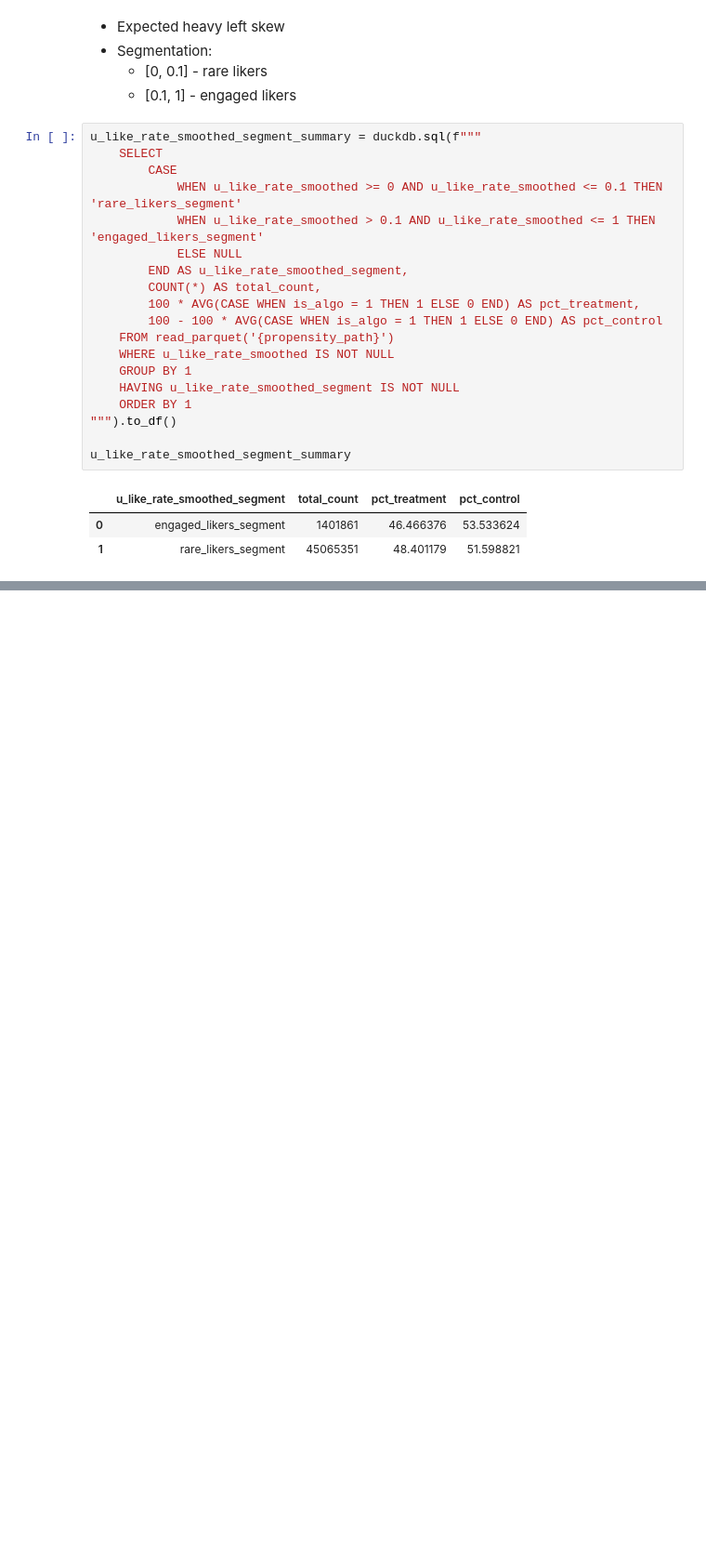
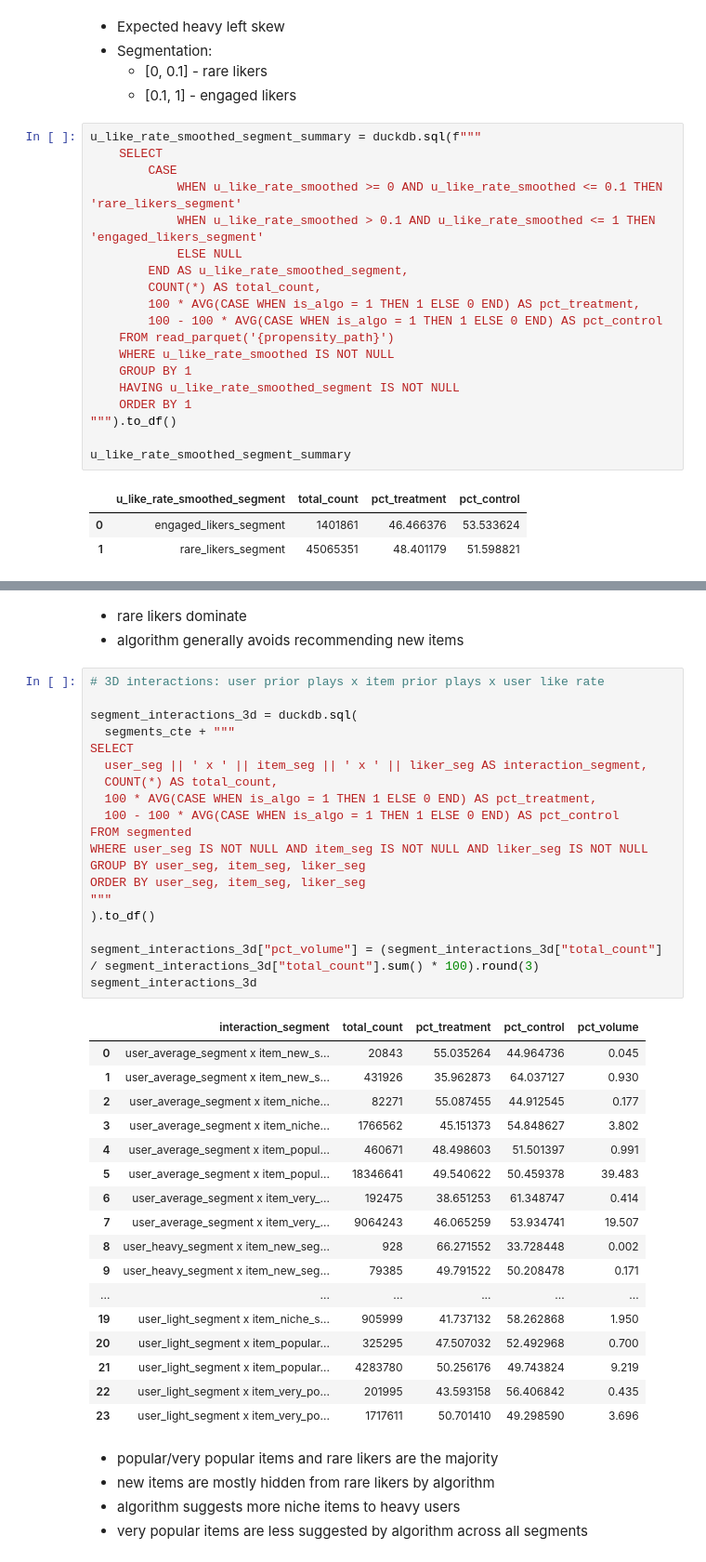
Before and after one commit to kirillous/YAMBDA-analysis-pt2, a Jupyter notebook: notebooks/segments.ipynb, the cells around one changed output, grey strips where cells are left out. Shown at 93% size. Cells and saved outputs as stored; diff of their text form; blank space fills up the shorter version.

Commit message:
Added interactions with basic stats

```diff
--- a/notebooks/segments.ipynb
+++ b/notebooks/segments.ipynb
@@ -174,0 +308,45 @@ u_like_rate_smoothed_segment_summary
+# %% [markdown]
+- rare likers dominate
+- algorithm generally avoids recommending new items
+# %%
+# 3D interactions: user prior plays x item prior plays x user like rate
+
+segment_interactions_3d = duckdb.sql(
+  segments_cte + """
+SELECT
+  user_seg || ' x ' || item_seg || ' x ' || liker_seg AS interaction_segment,
+  COUNT(*) AS total_count,
+  100 * AVG(CASE WHEN is_algo = 1 THEN 1 ELSE 0 END) AS pct_treatment,
+  100 - 100 * AVG(CASE WHEN is_algo = 1 THEN 1 ELSE 0 END) AS pct_control
+FROM segmented
+WHERE user_seg IS NOT NULL AND item_seg IS NOT NULL AND liker_seg IS NOT NULL
+GROUP BY user_seg, item_seg, liker_seg
+ORDER BY user_seg, item_seg, liker_seg
+"""
+).to_df()
+
+segment_interactions_3d["pct_volume"] = (segment_interactions_3d["total_count"] / segment_interactions_3d["total_count"].sum() * 100).round(3)
+segment_interactions_3d
+# %% [output]
+|  | interaction_segment | total_count | pct_treatment | pct_control | pct_volume |
+| 0 | user_average_segment x item_new_s... | 20843 | 55.035264 | 44.964736 | 0.045 |
+| 1 | user_average_segment x item_new_s... | 431926 | 35.962873 | 64.037127 | 0.930 |
+| 2 | user_average_segment x item_niche... | 82271 | 55.087455 | 44.912545 | 0.177 |
+| 3 | user_average_segment x item_niche... | 1766562 | 45.151373 | 54.848627 | 3.802 |
+| 4 | user_average_segment x item_popul... | 460671 | 48.498603 | 51.501397 | 0.991 |
+| 5 | user_average_segment x item_popul... | 18346641 | 49.540622 | 50.459378 | 39.483 |
+| 6 | user_average_segment x item_very_... | 192475 | 38.651253 | 61.348747 | 0.414 |
+| 7 | user_average_segment x item_very_... | 9064243 | 46.065259 | 53.934741 | 19.507 |
+| 8 | user_heavy_segment x item_new_seg... | 928 | 66.271552 | 33.728448 | 0.002 |
+| 9 | user_heavy_segment x item_new_seg... | 79385 | 49.791522 | 50.208478 | 0.171 |
+| ... | ... | ... | ... | ... | ... |
+| 19 | user_light_segment x item_niche_s... | 905999 | 41.737132 | 58.262868 | 1.950 |
+| 20 | user_light_segment x item_popular... | 325295 | 47.507032 | 52.492968 | 0.700 |
+| 21 | user_light_segment x item_popular... | 4283780 | 50.256176 | 49.743824 | 9.219 |
+| 22 | user_light_segment x item_very_po... | 201995 | 43.593158 | 56.406842 | 0.435 |
+| 23 | user_light_segment x item_very_po... | 1717611 | 50.701410 | 49.298590 | 3.696 |
+# %% [markdown]
+- popular/very popular items and rare likers are the majority
+- new items are mostly hidden from rare likers by algorithm
+- algorithm suggests more niche items to heavy users
+- very popular items are less suggested by algorithm across all segments
```
Also changed, not shown: parts of 8 cells of this notebook.
